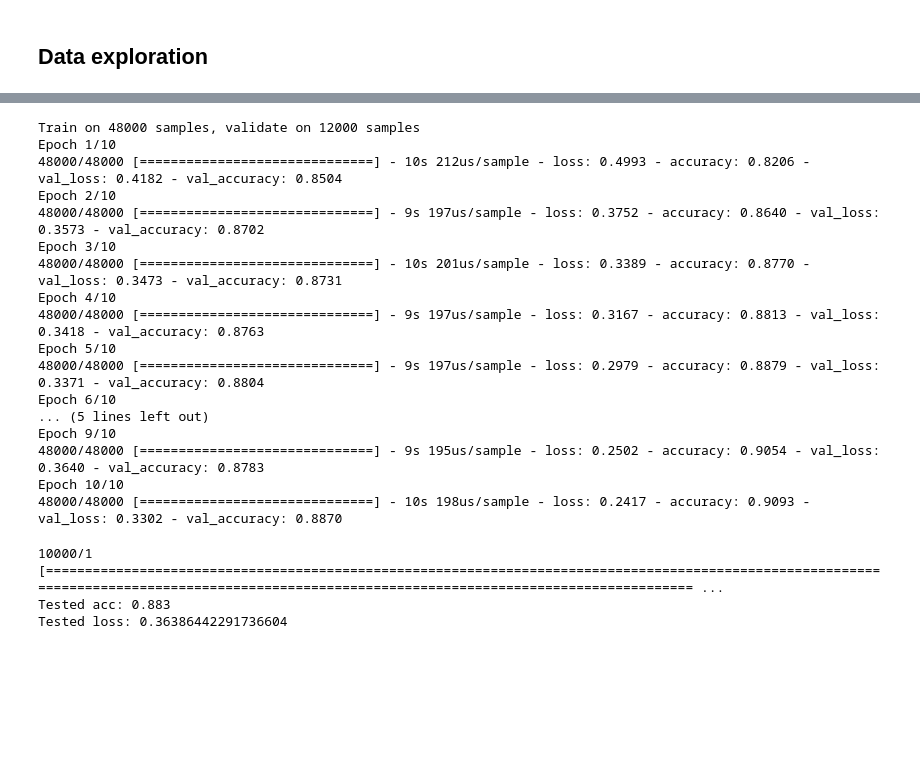
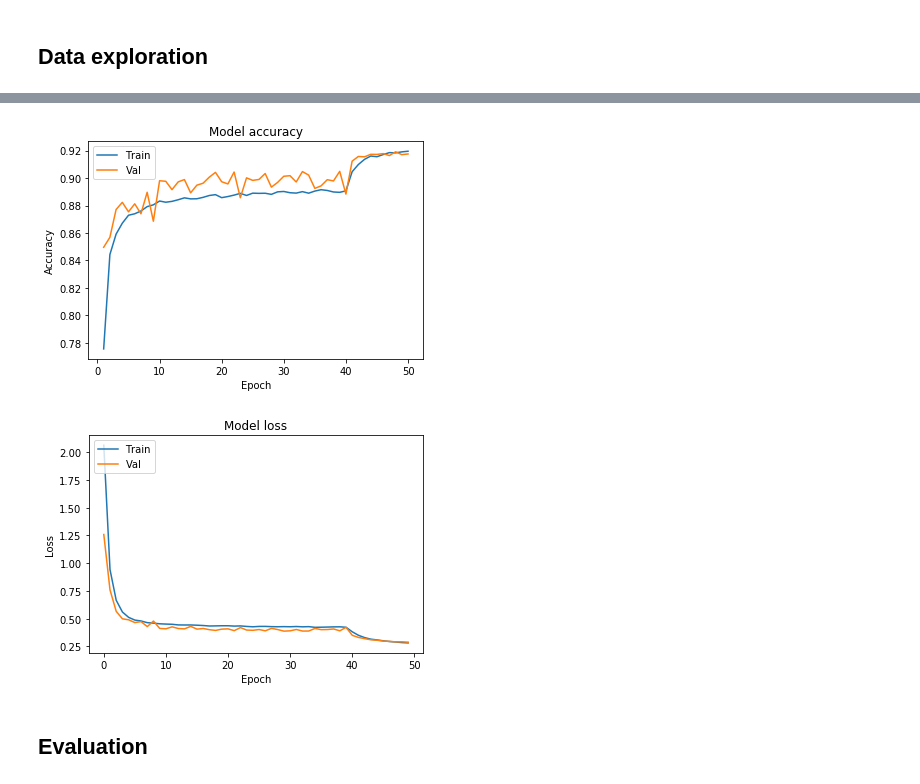
Before and after one commit to HunterKruger/DataScience, a Jupyter notebook: DeepLearning/FashionMnist(Image,multi,CNN).ipynb, the cells around one changed output, grey strips where cells are left out. Saved outputs shown, nothing was run; the diff lists cells and outputs as text; code cells hidden in the pictures; blank space fills up the shorter version.

```diff
--- a/DeepLearning/FashionMnist(Image,multi,CNN).ipynb
+++ b/DeepLearning/FashionMnist(Image,multi,CNN).ipynb
@@ -112,28 +121,0 @@ model.compile(optimizer='adam', loss='sparse_categorical_crossentropy', metrics=
-# %%
-history = model.fit(X_train, y_train, epochs=10, batch_size=10,validation_split=0.2)
-# %% [output]
-Train on 48000 samples, validate on 12000 samples
-Epoch 1/10
-48000/48000 [==============================] - 10s 212us/sample - loss: 0.4993 - accuracy: 0.8206 - val_loss: 0.4182 - val_accuracy: 0.8504
-Epoch 2/10
-48000/48000 [==============================] - 9s 197us/sample - loss: 0.3752 - accuracy: 0.8640 - val_loss: 0.3573 - val_accuracy: 0.8702
-Epoch 3/10
-48000/48000 [==============================] - 10s 201us/sample - loss: 0.3389 - accuracy: 0.8770 - val_loss: 0.3473 - val_accuracy: 0.8731
-Epoch 4/10
-48000/48000 [==============================] - 9s 197us/sample - loss: 0.3167 - accuracy: 0.8813 - val_loss: 0.3418 - val_accuracy: 0.8763
-Epoch 5/10
-48000/48000 [==============================] - 9s 197us/sample - loss: 0.2979 - accuracy: 0.8879 - val_loss: 0.3371 - val_accuracy: 0.8804
-Epoch 6/10
-... (5 lines left out)
-Epoch 9/10
-48000/48000 [==============================] - 9s 195us/sample - loss: 0.2502 - accuracy: 0.9054 - val_loss: 0.3640 - val_accuracy: 0.8783
-Epoch 10/10
-48000/48000 [==============================] - 10s 198us/sample - loss: 0.2417 - accuracy: 0.9093 - val_loss: 0.3302 - val_accuracy: 0.8870
-# %%
-test_loss,test_acc = model.evaluate(X_test,y_test)
-print("Tested acc:", test_acc)
-print("Tested loss:", test_loss)
-# %% [output]
-10000/1 [=============================================================================================================================================================================================== ...
-Tested acc: 0.883
-Tested loss: 0.36386442291736604
@@ -142,3 +122,29 @@ from sklearn.metrics import accuracy_score
+# %%
+epoch_range=range(1,50+1)
+plt.plot(epoch_range,history.history['sparse_categorical_accuracy'])
+plt.plot(epoch_range,history.history['val_sparse_categorical_accuracy'])
+plt.title('Model accuracy')
+plt.ylabel('Accuracy')
+plt.xlabel('Epoch')
+# plt.xticks([x for x in range(epoch+1)])
+plt.legend(['Train','Val'],loc='upper left')
+plt.show()
+
+plt.plot(history.history['loss'])
+plt.plot(history.history['val_loss'])
+plt.title('Model loss')
+plt.ylabel('Loss')
+plt.xlabel('Epoch')
+# plt.xticks([x for x in range(epoch+1)])
+plt.legend(['Train','Val'],loc='upper left')
+plt.show()
+
+# early stopping at epoch 6
+# %% [output]
+[figure, added]
+[figure, added]
+# %% [markdown]
+## Evaluation
 # %%
 y_pred = model.predict_classes(X_test)
 accuracy_score(y_test,y_pred)
```
Also changed, not shown: parts of 37 cells of this notebook, 10 other files.
